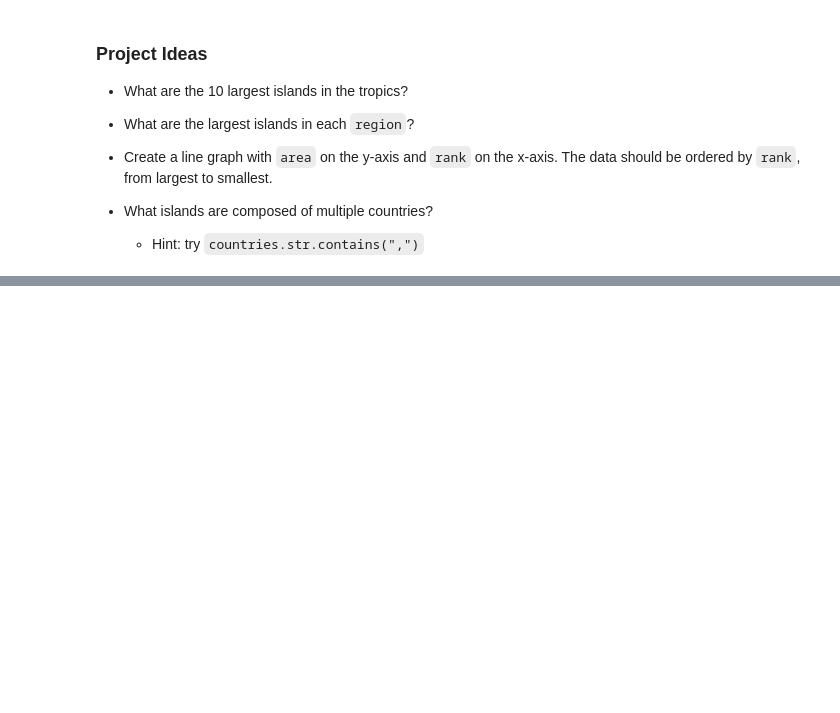
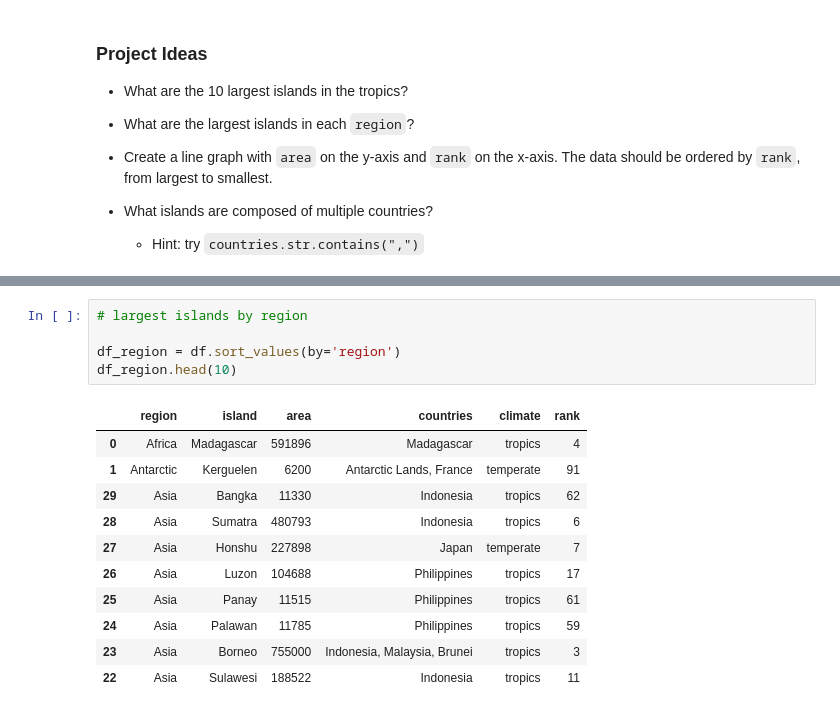
Before and after one commit to Gustavo-Michael/Mineria_178318, a Jupyter notebook: largest_islands.ipynb, the cells around one changed output, grey strips where cells are left out. Drawn from its saved outputs; the diff is of its cells as text; blank space fills up the shorter version.

```diff
--- a/largest_islands.ipynb
+++ b/largest_islands.ipynb
@@ -39,0 +61,17 @@ df.head()
+# %%
+# largest islands by region
+
+df_region = df.sort_values(by='region')
+df_region.head(10)
+# %% [output]
+|  | region | island | area | countries | climate | rank |
+| 0 | Africa | Madagascar | 591896 | Madagascar | tropics | 4 |
+| 1 | Antarctic | Kerguelen | 6200 | Antarctic Lands, France | temperate | 91 |
+| 29 | Asia | Bangka | 11330 | Indonesia | tropics | 62 |
+| 28 | Asia | Sumatra | 480793 | Indonesia | tropics | 6 |
+| 27 | Asia | Honshu | 227898 | Japan | temperate | 7 |
+| 26 | Asia | Luzon | 104688 | Philippines | tropics | 17 |
+| 25 | Asia | Panay | 11515 | Philippines | tropics | 61 |
+| 24 | Asia | Palawan | 11785 | Philippines | tropics | 59 |
+| 23 | Asia | Borneo | 755000 | Indonesia, Malaysia, Brunei | tropics | 3 |
+| 22 | Asia | Sulawesi | 188522 | Indonesia | tropics | 11 |
```
Also changed, not shown: parts of 3 cells of this notebook.
